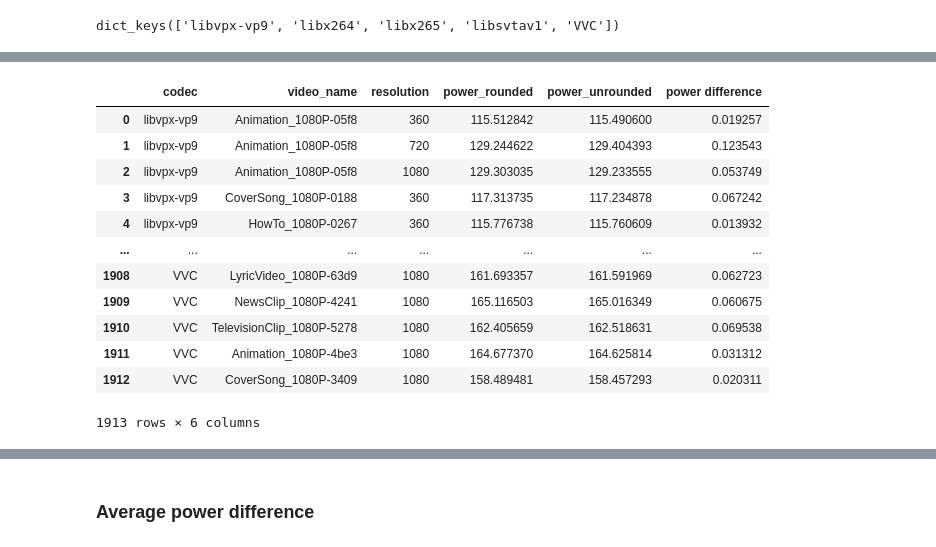
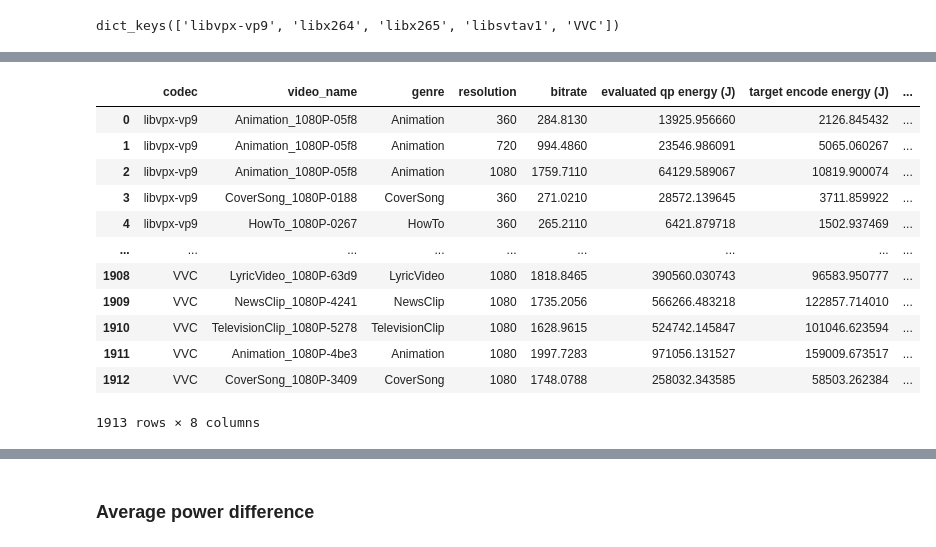
Before and after one commit to ConnorCairns/energy-research, a Jupyter notebook: EnergyData.ipynb, the cells around one changed output, grey strips where cells are left out. Cells and saved outputs as stored; diff of their text form; code cells hidden in the pictures.

```diff
--- a/EnergyData.ipynb
+++ b/EnergyData.ipynb
@@ -245,0 +131,2 @@ animation_3_res["1"]["codec"] = "libvpx-vp9"
+# %%
+energy = get_energy_video(df_rounded, one_vid_times)
@@ -246,49 +148,57 @@ animation_3_res["1"]["codec"] = "libvpx-vp9"
 # %%
 def get_energy_video(df, times):
-    avg_energy = [df[time[0] : time[1]].mean() for time in times]
-    avg_energy = (sum(avg_energy) / len(avg_energy)).values[0]
+    #average power in watts
+    avg_power = [df[time[0] : time[1]].mean() for time in times]
+    #energy in joules
+    energy = [power * (datetime.strptime(time[1], "%Y-%m-%d %H:%M:%S.%f") - datetime.strptime(time[0], "%Y-%m-%d %H:%M:%S.%f")).total_seconds() for power, time in zip(avg_power, times)] #??
 
-    return avg_energy
+    return energy
 
-def get_diff(val1, val2):
-    return abs((val1 - val2) / ((val1 + val2) / 2) * 100)
+def get_diff_percentage(val1, val2):
+    return abs((val1 - val2) / val2) * 100
 # %%
 get_video_time = lambda video: [[qp["start_time"], qp["end_time"]] for qp in video["evaluated_qps"]] + [[video["target_encode"]["start_time"], video["target_encode"]["end_time"]]]
 
 video_times = [get_video_time(video) for video in vids_flat.values()]
 # %%
-avg_powers_unr = [get_energy_video(df_unrounded, time) for time in video_times]
+avg_energy_unr = [get_energy_video(df_unrounded, time) for time in video_times]
 # print(avg_powers_unr[0])
 
-avg_powers_r   = [get_energy_video(df_rounded, time) for time in video_times]
+avg_energy_r   = [get_energy_video(df_rounded, time) for time in video_times]
 # print(avg_powers_r[0])
 
-percentage_diffs_power = [get_diff(unr, r) for unr, r in zip(avg_powers_unr, avg_powers_r)]
+# percentage_diffs_power = [get_diff_percentage(unr, r) for unr, r in zip(avg_powers_unr, avg_powers_r)]
 # print(percentage_diffs_power[0])
+# %%
+evaluated_qp_energy = [sum(energy[:-1])[0] for energy in avg_energy_unr]
+target_encode_energy = [energy[-1][0] for energy in avg_energy_unr]
 # %%
 video_names = [video['video_name'] for video in vids_flat.values()]
 res = [video['resolution'] for video in vids_flat.values()]
 codec = [video['codec'] for video in vids_flat.values()]
+genre = [name.split("_")[0] for name in video_names]
+bitrate = [video['target_encode']['bitrate'] for video in vids_flat.values()]
+encoding_energy = [qp + target for qp, target in zip(evaluated_qp_energy, target_encode_energy)]
 
-d = {"codec": codec, "video_name": video_names, "resolution": res, "power_rounded": avg_powers_r, "power_unrounded": avg_powers_unr, "power difference": percentage_diffs_power}
+d = {"codec": codec, "video_name": video_names, "genre": genre, "resolution": res, "target bitrate": bitrate, "evaluated qp energy (J)": evaluated_qp_energy, "target encode energy (J)": target_encode_energy, "encoding energy (J)": encoding_energy}
 
 powers_df = pd.DataFrame(data = d)
 
 powers_df
 # %% [output]
-|  | codec | video_name | resolution | power_rounded | power_unrounded | power difference |
-| 0 | libvpx-vp9 | Animation_1080P-05f8 | 360 | 115.512842 | 115.490600 | 0.019257 |
-| 1 | libvpx-vp9 | Animation_1080P-05f8 | 720 | 129.244622 | 129.404393 | 0.123543 |
-| 2 | libvpx-vp9 | Animation_1080P-05f8 | 1080 | 129.303035 | 129.233555 | 0.053749 |
-| 3 | libvpx-vp9 | CoverSong_1080P-0188 | 360 | 117.313735 | 117.234878 | 0.067242 |
-| 4 | libvpx-vp9 | HowTo_1080P-0267 | 360 | 115.776738 | 115.760609 | 0.013932 |
-| ... | ... | ... | ... | ... | ... | ... |
-| 1908 | VVC | LyricVideo_1080P-63d9 | 1080 | 161.693357 | 161.591969 | 0.062723 |
-| 1909 | VVC | NewsClip_1080P-4241 | 1080 | 165.116503 | 165.016349 | 0.060675 |
-| 1910 | VVC | TelevisionClip_1080P-5278 | 1080 | 162.405659 | 162.518631 | 0.069538 |
-| 1911 | VVC | Animation_1080P-4be3 | 1080 | 164.677370 | 164.625814 | 0.031312 |
-| 1912 | VVC | CoverSong_1080P-3409 | 1080 | 158.489481 | 158.457293 | 0.020311 |
+|  | codec | video_name | genre | resolution | bitrate | evaluated qp energy (J) | target encode energy (J) | ... |
+| 0 | libvpx-vp9 | Animation_1080P-05f8 | Animation | 360 | 284.8130 | 13925.956660 | 2126.845432 | ... |
+| 1 | libvpx-vp9 | Animation_1080P-05f8 | Animation | 720 | 994.4860 | 23546.986091 | 5065.060267 | ... |
+| 2 | libvpx-vp9 | Animation_1080P-05f8 | Animation | 1080 | 1759.7110 | 64129.589067 | 10819.900074 | ... |
+| 3 | libvpx-vp9 | CoverSong_1080P-0188 | CoverSong | 360 | 271.0210 | 28572.139645 | 3711.859922 | ... |
+| 4 | libvpx-vp9 | HowTo_1080P-0267 | HowTo | 360 | 265.2110 | 6421.879718 | 1502.937469 | ... |
+| ... | ... | ... | ... | ... | ... | ... | ... | ... |
+| 1908 | VVC | LyricVideo_1080P-63d9 | LyricVideo | 1080 | 1818.8465 | 390560.030743 | 96583.950777 | ... |
+| 1909 | VVC | NewsClip_1080P-4241 | NewsClip | 1080 | 1735.2056 | 566266.483218 | 122857.714010 | ... |
+| 1910 | VVC | TelevisionClip_1080P-5278 | TelevisionClip | 1080 | 1628.9615 | 524742.145847 | 101046.623594 | ... |
+| 1911 | VVC | Animation_1080P-4be3 | Animation | 1080 | 1997.7283 | 971056.131527 | 159009.673517 | ... |
+| 1912 | VVC | CoverSong_1080P-3409 | CoverSong | 1080 | 1748.0788 | 258032.343585 | 58503.262384 | ... |
-1913 rows × 6 columns
+1913 rows × 8 columns
 # %%
 # powers_df.sort_values(by="power_unrounded", ascending=False)
 print("360p")
```
Also changed, not shown: parts of 34 cells of this notebook, 4 other files.
